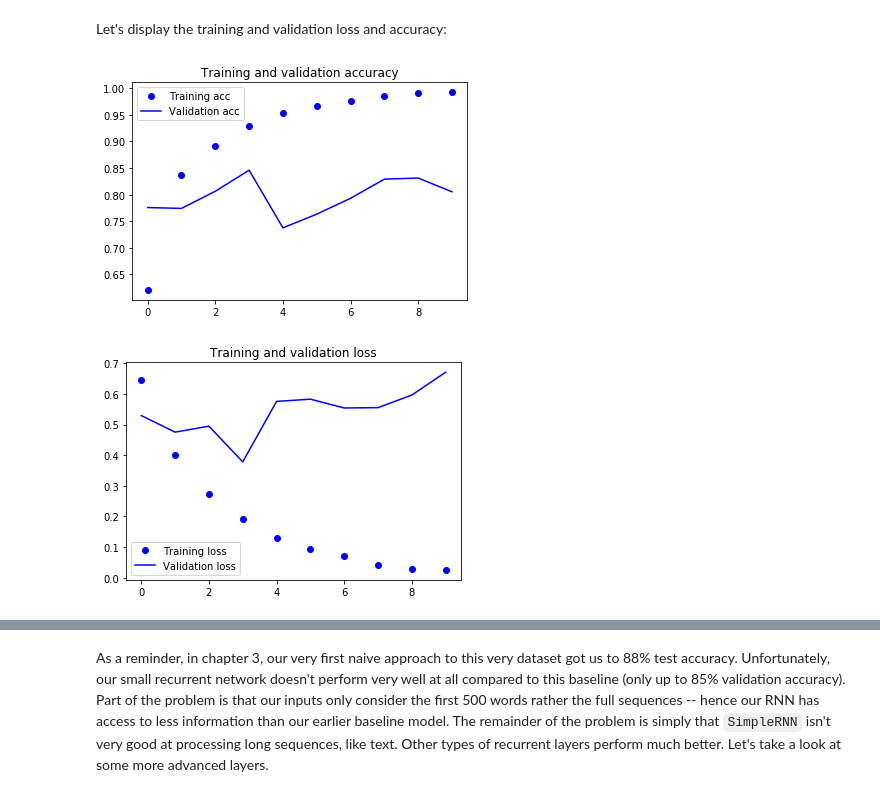
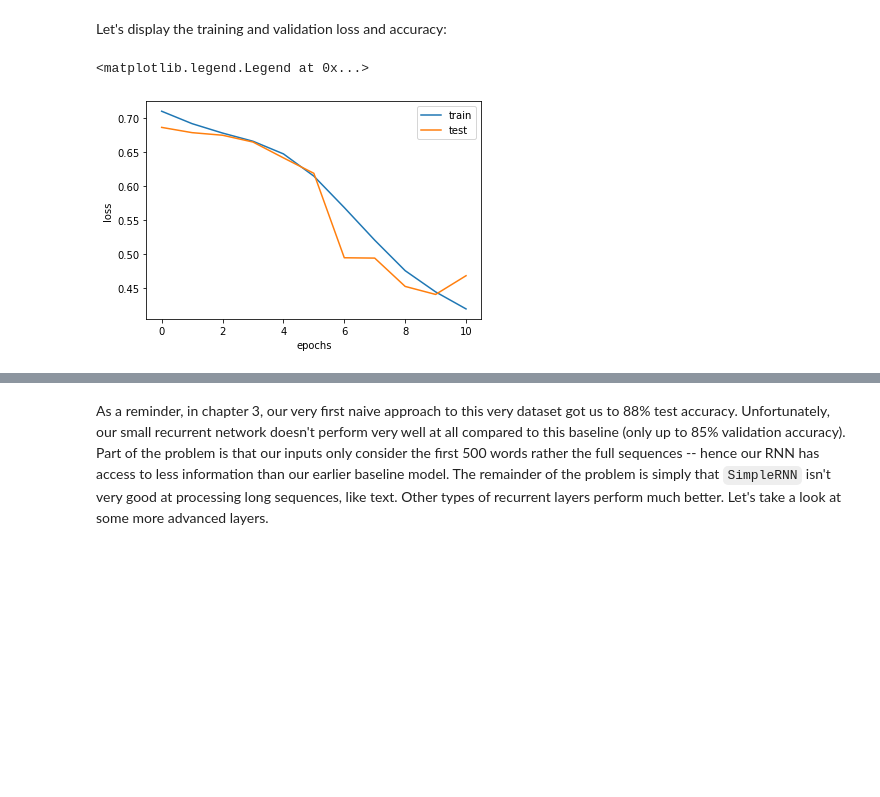
Before and after one commit to pancudaniel7/deep-learning-crash-course-notebooks, a Jupyter notebook: 6.2-understanding-recurrent-neural-networks.ipynb, the cells around one changed output, grey strips where cells are left out. Drawn from its saved outputs; the diff is of its cells as text; code cells hidden in the pictures; blank space fills up the shorter version.

```diff
--- a/6.2-understanding-recurrent-neural-networks.ipynb
+++ b/6.2-understanding-recurrent-neural-networks.ipynb
@@ -134,18 +166,13 @@ input_test shape: (25000, 500)
 # %% [markdown]
 Let's train a simple recurrent network using an `Embedding` layer and a `SimpleRNN` layer:
 # %%
-from keras.layers import Dense
+from tensorflow.keras.layers import Dense
 
 model = Sequential()
 model.add(Embedding(max_features, 32))
-model.add(SimpleRNN(32))
+model.add(SimpleRNN(32,
+                    dropout=0.1,
+                    recurrent_dropout=0.1))
 model.add(Dense(1, activation='sigmoid'))
-
-model.compile(optimizer='rmsprop', loss='binary_crossentropy', metrics=['acc'])
-history = model.fit(input_train, y_train,
-                    epochs=10,
-                    batch_size=128,
-                    validation_data=(input_test, y_test)
-#                     validation_split=0.2
-                   )
+model.summary()
 # %% [output]
@@ -154,0 +193,12 @@ KeyboardInterrupt:
+# %%
+callback = tf.keras.callbacks.EarlyStopping(monitor='val_loss', patience=1)
+# %%
+model.compile(optimizer='adam', loss='binary_crossentropy', metrics=['accuracy'])
+history = model.fit(input_train, y_train,
+                    epochs=20,
+                    # batch_size=128,
+                    batch_size=1024,
+                    callbacks=[callback],
+                    validation_data=(input_test, y_test)
+#                     validation_split=0.2
+                   )
@@ -155,28 +223,16 @@ KeyboardInterrupt:
 # %% [markdown]
 Let's display the training and validation loss and accuracy:
-# %%
-import matplotlib.pyplot as plt
-
-acc = history.history['acc']
-val_acc = history.history['val_acc']
-loss = history.history['loss']
-val_loss = history.history['val_loss']
-
-epochs = range(len(acc))
-
-plt.plot(epochs, acc, 'bo', label='Training acc')
-plt.plot(epochs, val_acc, 'b', label='Validation acc')
-plt.title('Training and validation accuracy')
-plt.legend()
-
-plt.figure()
-
-plt.plot(epochs, loss, 'bo', label='Training loss')
-plt.plot(epochs, val_loss, 'b', label='Validation loss')
-plt.title('Training and validation loss')
-plt.legend()
-
-plt.show()
-# %% [output]
-[figure, removed]
-[figure, removed]
+# %%
+import matplotlib.pyplot as plt
+
+# plt.yscale('log')
+plt.ylabel("loss")
+plt.xlabel("epochs")
+
+plt.plot(history.history['loss']);
+plt.plot(history.history['val_loss']);
+
+plt.legend(['train', 'test'])
+# %% [output]
+<matplotlib.legend.Legend at 0x...>
+[figure, added]
```
Also changed, not shown: parts of 24 cells of this notebook.
